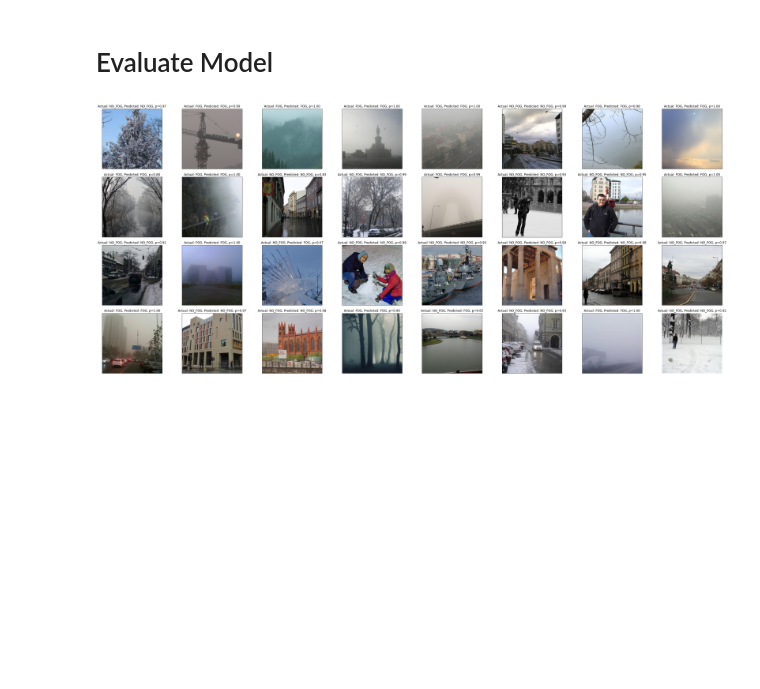
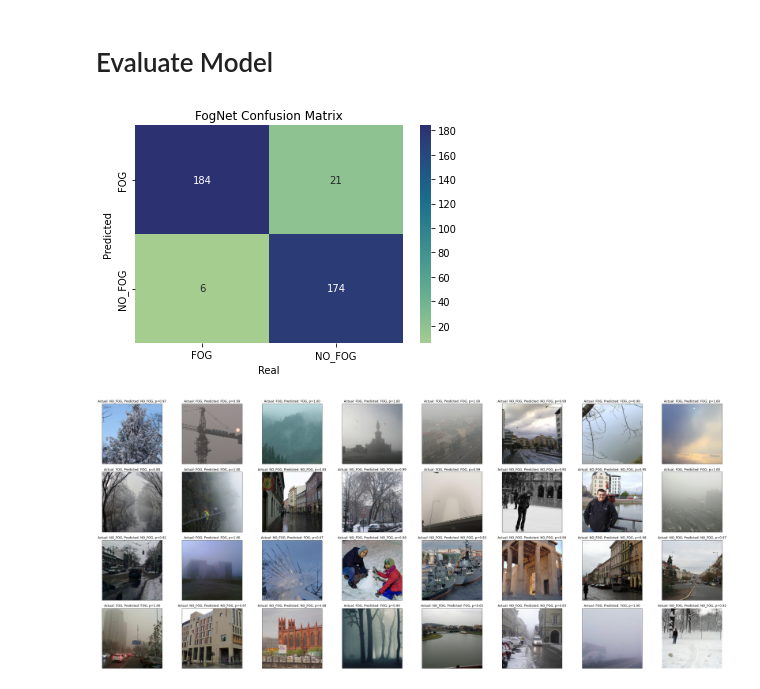
Before and after one commit to thesstefan/teshub, a Jupyter notebook: notebooks/fog_net.ipynb, the cells around one changed output. Cells and saved outputs as stored; diff of their text form; code cells hidden in the pictures; blank space fills up the shorter version.

Commit message:
add confusion matrix to FogNet notebook

```diff
--- a/notebooks/fog_net.ipynb
+++ b/notebooks/fog_net.ipynb
@@ -119,6 +121,7 @@ data_loaders = {x: torch.utils.data.DataLoader(image_datasets[x],
 
 dataset_sizes = {x: len(image_datasets[x]) for x in ['train', 'val', 'test']}
 class_names = image_datasets['train'].classes
+num_classes = len(class_names)
 # %% [markdown]
 # Define Model
 # %%
@@ -283,6 +286,9 @@ if TRAIN_MODEL:
     plt.show()
 # %%
 def test_model():
+    y_pred = []
+    y_real = []
+
     model.eval()
     correct = 0
 
@@ -299,4 +305,9 @@ def test_model():
             _, predicted = torch.max(outputs, 1)
             correct += (predicted == labels).sum().item()
 
+            y_pred.extend(predicted)
+            y_real.extend(labels)
+
             loop.set_postfix(acc=correct / dataset_sizes['test'])
+
+    return y_pred, y_real
@@ -305,3 +314,23 @@ test_model()
+# %%
+y_pred, y_real = test_model()
+# %%
+confusion_matrix = np.zeros((num_classes, num_classes))
+
+for real, predicted in zip(y_real, y_pred):
+    confusion_matrix[(real, predicted)] += 1
+
+df_confusion_matrix = pd.DataFrame(confusion_matrix,
+                                   index = [i for i in class_names],
+                                   columns = [i for i in class_names])
+
+ax = sn.heatmap(df_confusion_matrix, annot=True, fmt='g', cmap='crest')
+ax.set_xlabel('Real')
+ax.set_ylabel('Predicted')
+ax.set_title('FogNet Confusion Matrix')
+
+plt.show()
+# %% [output]
+[figure, added]
 # %%
 def inverse_normalize(tensor,
                       mean=(0.485, 0.456, 0.406),
```
Also changed, not shown: parts of 2 cells of this notebook.
